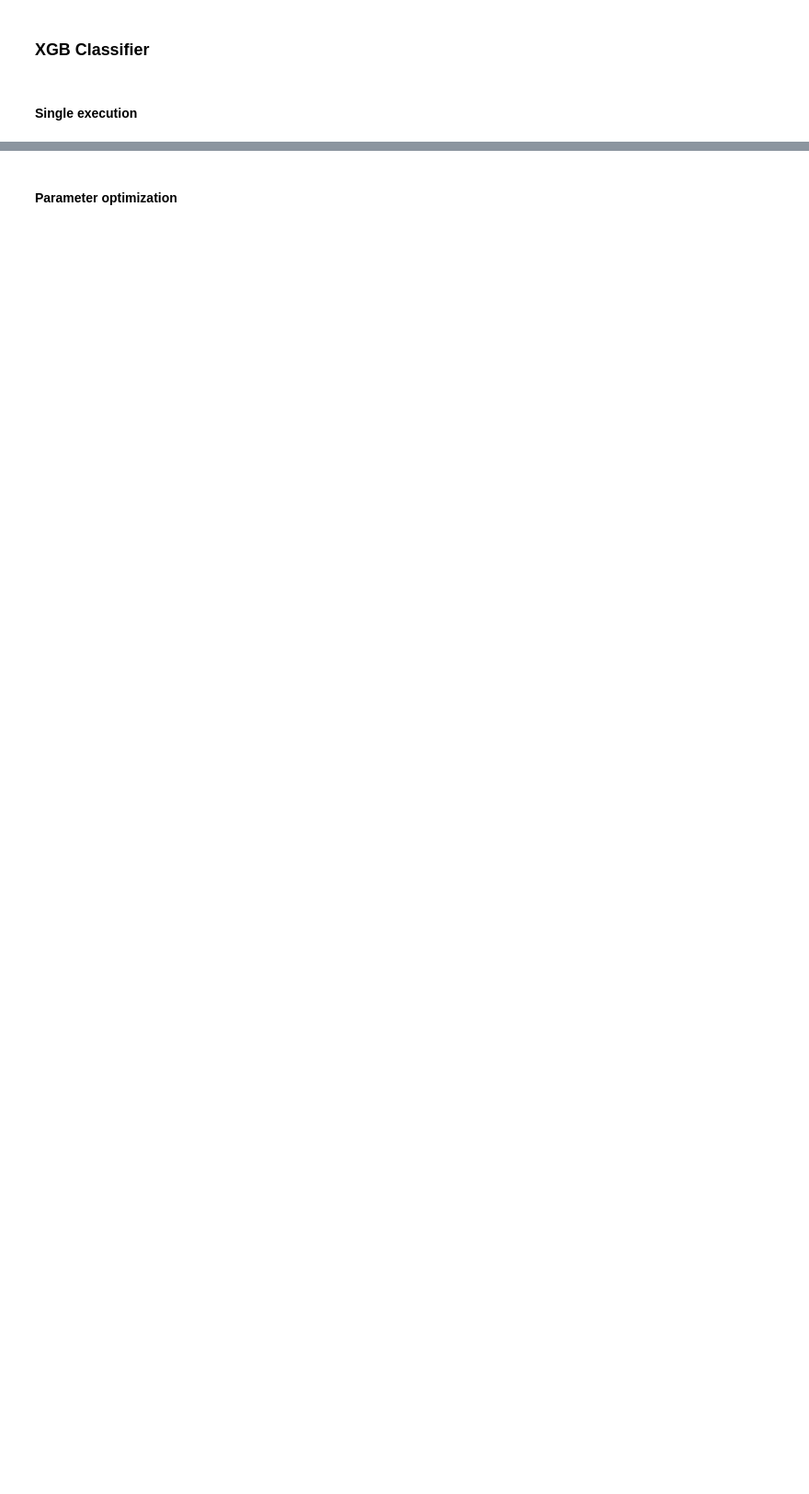
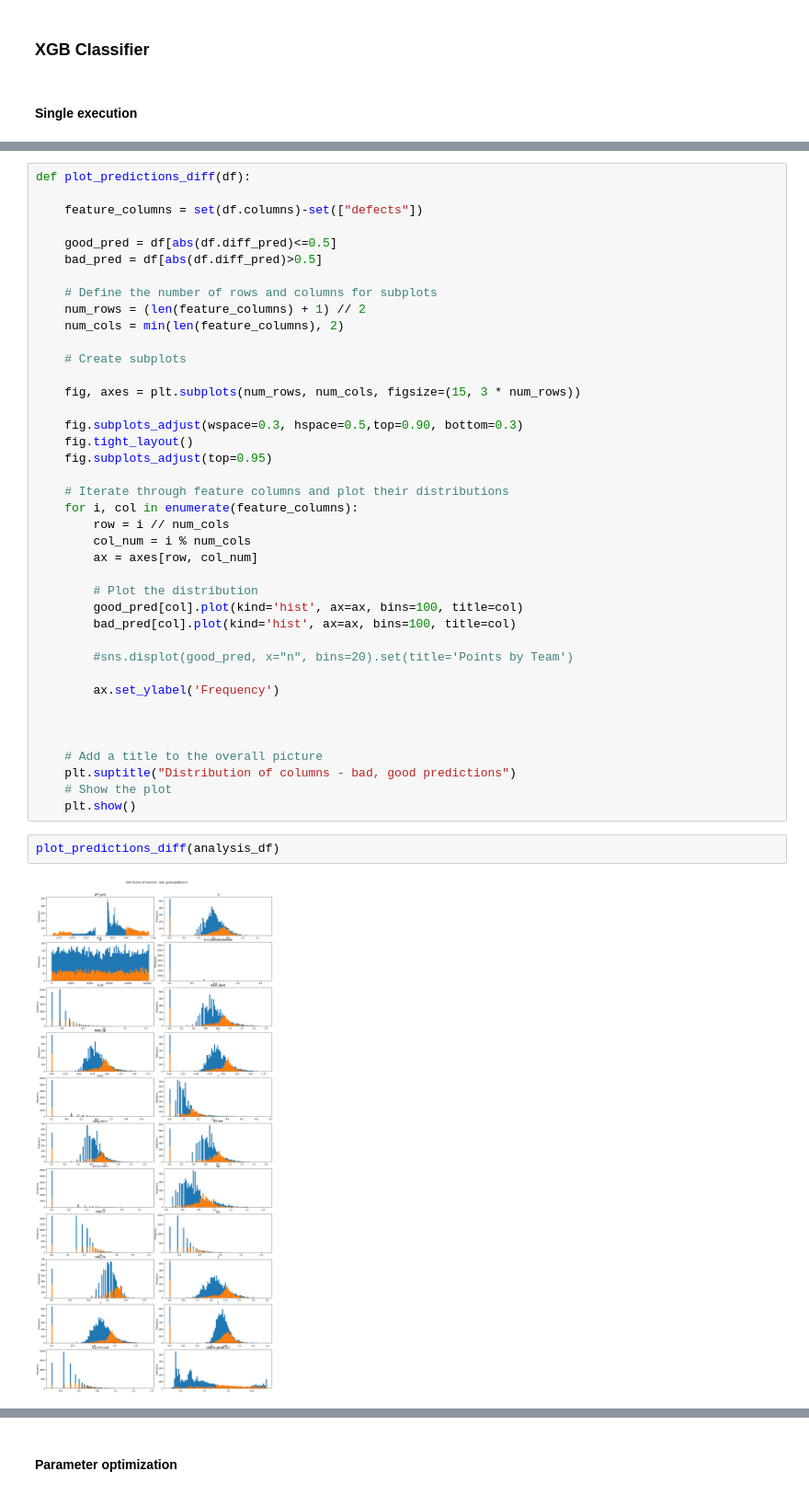
Before and after one commit to incardo/kaggle-playground, a Jupyter notebook: Binary-Classification_Software_Defects_Dataset/eda_software_defects.ipynb, the cells around one changed output, grey strips where cells are left out. Shown at 92% size. Drawn from its saved outputs; the diff is of its cells as text; blank space fills up the shorter version.

```diff
--- a/Binary-Classification_Software_Defects_Dataset/eda_software_defects.ipynb
+++ b/Binary-Classification_Software_Defects_Dataset/eda_software_defects.ipynb
@@ -425,0 +474,44 @@ ROC-AUC score validation 0.7940467909114792
+# %%
+def plot_predictions_diff(df):
+
+    feature_columns = set(df.columns)-set(["defects"])
+
+    good_pred = df[abs(df.diff_pred)<=0.5]
+    bad_pred = df[abs(df.diff_pred)>0.5]
+
+    # Define the number of rows and columns for subplots
+    num_rows = (len(feature_columns) + 1) // 2
+    num_cols = min(len(feature_columns), 2)
+
+    # Create subplots
+
+    fig, axes = plt.subplots(num_rows, num_cols, figsize=(15, 3 * num_rows))
+
+    fig.subplots_adjust(wspace=0.3, hspace=0.5,top=0.90, bottom=0.3)
+    fig.tight_layout()
+    fig.subplots_adjust(top=0.95)
+
+    # Iterate through feature columns and plot their distributions
+    for i, col in enumerate(feature_columns):
+        row = i // num_cols
+        col_num = i % num_cols
+        ax = axes[row, col_num]
+
+        # Plot the distribution
+        good_pred[col].plot(kind='hist', ax=ax, bins=100, title=col)
+        bad_pred[col].plot(kind='hist', ax=ax, bins=100, title=col)
+
+        #sns.displot(good_pred, x="n", bins=20).set(title='Points by Team')
+
+        ax.set_ylabel('Frequency')
+
+
+
+    # Add a title to the overall picture
+    plt.suptitle("Distribution of columns - bad, good predictions")
+    # Show the plot
+    plt.show()
+# %%
+plot_predictions_diff(analysis_df)
+# %% [output]
+[figure, added]
```
Also changed, not shown: parts of 36 cells of this notebook, 2 other files.
